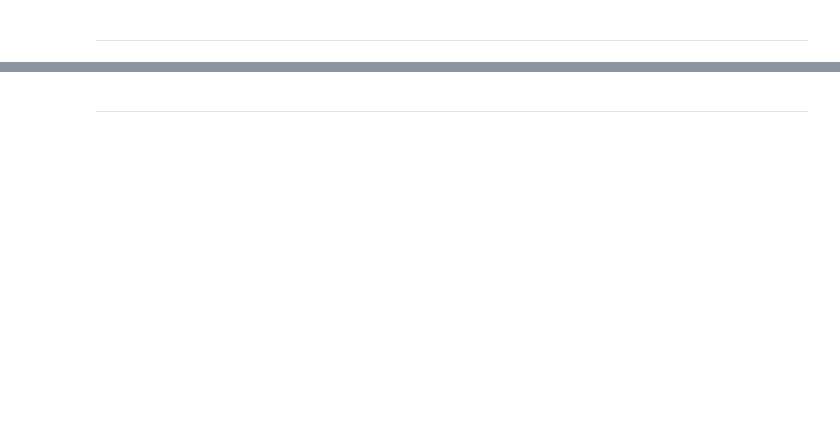
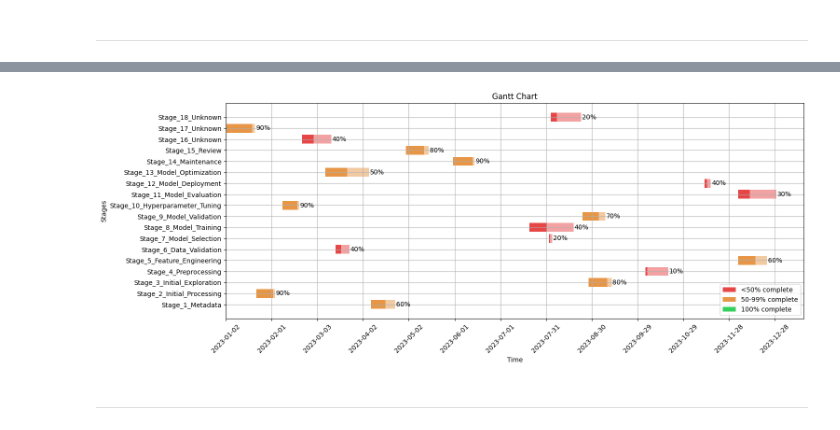
Before and after one commit to Daniel-Elston/Project_Planning_Assist, a Jupyter notebook: Notebooks/initial_file.ipynb, the cells around one changed output, grey strips where cells are left out. Drawn from its saved outputs; the diff is of its cells as text; code cells hidden in the pictures; blank space fills up the shorter version.

```diff
--- a/Notebooks/initial_file.ipynb
+++ b/Notebooks/initial_file.ipynb
@@ -102,54 +123,56 @@ start_time = datetime.datetime.now().replace(microsecond=0)
 # %%
-# import matplotlib.pyplot as plt
-# from matplotlib.patches import Patch
+import matplotlib.pyplot as plt
+from matplotlib.patches import Patch
 
-# # Convert start_date and end_date to a number (of days since some point)
-# df['start_num'] = (df['start_date'] - df['start_date'].min()).dt.days
-# df['end_num'] = (df['end_date'] - df['start_date'].min()).dt.days
-# df['days_start_to_end'] = df['end_num'] - df['start_num']
+# Convert start_date and end_date to a number (of days since some point)
+df['start_num'] = (df['start_date'] - df['start_date'].min()).dt.days
+df['end_num'] = (df['end_date'] - df['start_date'].min()).dt.days
+df['days_start_to_end'] = df['end_num'] - df['start_num']
 
-# # Calculate the current progress
-# df['current_num'] = df['days_start_to_end'] * df['completion']
+# Calculate the current progress
+df['current_num'] = df['days_start_to_end'] * df['completion']
 
-# # Color based on completion
-# def color(row):
-#     if row['completion'] < 0.5:
-#         return '#E64646'  # Red, less than 50% complete
-#     elif row['completion'] < 1.0:
-#         return '#E69646'  # Orange, 50-99% complete
-#     else:
-#         return '#34D05C'  # Green, 100% complete
-# df['color'] = df.apply(color, axis=1)
+# Color based on completion
+def color(row):
+    if row['completion'] < 0.5:
+        return '#E64646'  # Red, less than 50% complete
+    elif row['completion'] < 1.0:
+        return '#E69646'  # Orange, 50-99% complete
+    else:
+        return '#34D05C'  # Green, 100% complete
+df['color'] = df.apply(color, axis=1)
 
-# fig, ax = plt.subplots(1, figsize=(16,6))
+fig, ax = plt.subplots(1, figsize=(16,6))
 
-# # Plot the bars for the total task durations
-# ax.barh(df.Stage, df.days_start_to_end, left=df.start_num, color=df.color, alpha=0.5)
+# Plot the bars for the total task durations
+ax.barh(df.Stage, df.days_start_to_end, left=df.start_num, color=df.color, alpha=0.5)
 
-# # Plot the bars for the completed task durations
-# ax.barh(df.Stage, df.current_num, left=df.start_num, color=df.color)
+# Plot the bars for the completed task durations
+ax.barh(df.Stage, df.current_num, left=df.start_num, color=df.color)
 
-# # Add the completion percentages as text
-# for idx, row in df.iterrows():
-#     ax.text(row.end_num+0.5, idx, f"{int(row.completion*100)}%", va='center')
+# Add the completion percentages as text
+for idx, row in df.iterrows():
+    ax.text(row.end_num+0.5, idx, f"{int(row.completion*100)}%", va='center')
 
-# # Add a legend
-# c_dict = {'<50% complete':'#E64646', '50-99% complete':'#E69646', '100% complete':'#34D05C'}
-# legend_elements = [Patch(facecolor=c_dict[i], label=i)  for i in c_dict]
-# plt.legend(handles=legend_elements, loc='lower right')
+# Add a legend
+c_dict = {'<50% complete':'#E64646', '50-99% complete':'#E69646', '100% complete':'#34D05C'}
+legend_elements = [Patch(facecolor=c_dict[i], label=i)  for i in c_dict]
+plt.legend(handles=legend_elements, loc='lower right')
 
-# # Add x-axis labels every 30 days
-# xticks = np.arange(0, df.end_num.max()+1, 30)
-# xticks_labels = pd.date_range(df.start_date.min(), periods=len(xticks), freq='30D').strftime("%Y-%m-%d")
-# ax.set_xticks(xticks)
-# ax.set_xticklabels(xticks_labels, rotation=45)
+# Add x-axis labels every 30 days
+xticks = np.arange(0, df.end_num.max()+1, 30)
+xticks_labels = pd.date_range(df.start_date.min(), periods=len(xticks), freq='30D').strftime("%Y-%m-%d")
+ax.set_xticks(xticks)
+ax.set_xticklabels(xticks_labels, rotation=45)
 
-# plt.grid(visible=True)
-# plt.title('Gantt Chart')
-# plt.xlabel('Time')
-# plt.ylabel('Stages')
+plt.grid(visible=True)
+plt.title('Gantt Chart')
+plt.xlabel('Time')
+plt.ylabel('Stages')
 
-# plt.show()
+plt.show()
+# %% [output]
+[figure, added]
 # %% [markdown]
 ---
 # %%
```
Also changed, not shown: parts of 17 cells of this notebook, 6 other files.
